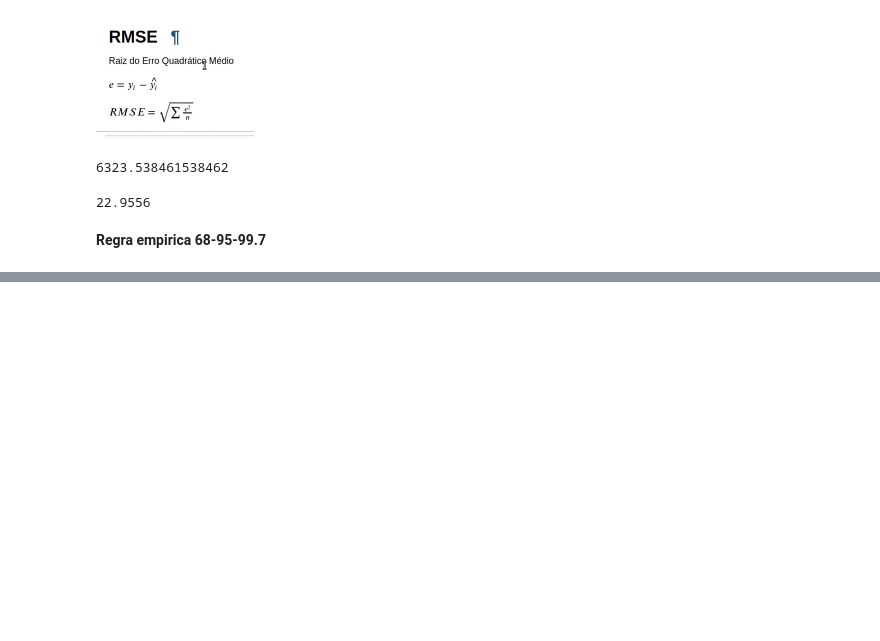
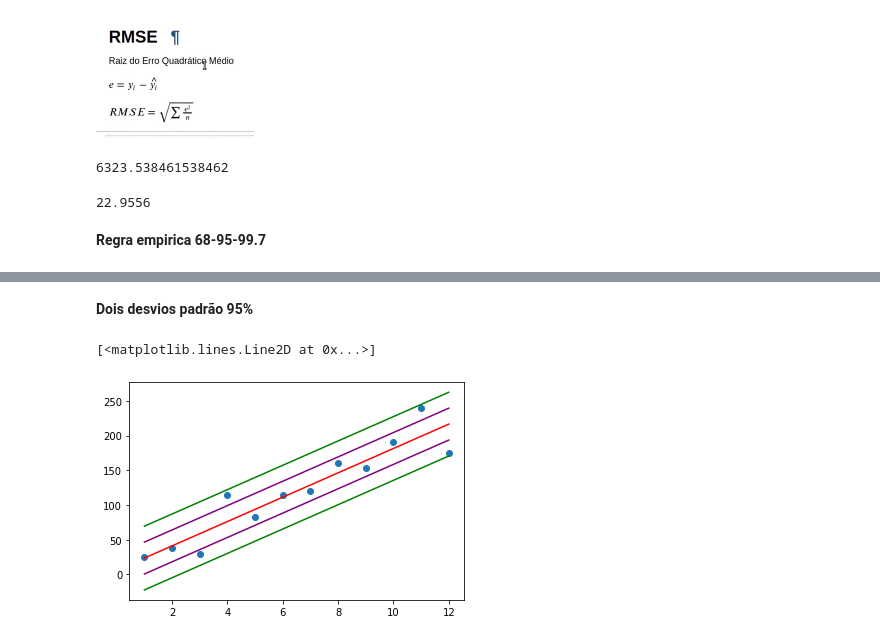
Before and after one commit to LucasRocha2308/Curso-Data-Science-e-Machine-Learning-com-Estatistica-e-Python, a Jupyter notebook: Estatistica_regressao_linear.ipynb, the cells around one changed output, grey strips where cells are left out. Drawn from its saved outputs; the diff is of its cells as text; code cells hidden in the pictures; blank space fills up the shorter version.

```diff
--- a/Estatistica_regressao_linear.ipynb
+++ b/Estatistica_regressao_linear.ipynb
@@ -288,0 +308,12 @@ rmse.round(4) #quanto menor este valor melhor é como se fosse o desvio padrão
+# %% [markdown]
+**Dois desvios padrão 95%**
+# %%
+plt.scatter(x,y)
+plt.plot(x,listapred1ao12,color='red')
+plt.plot(x,um_acima,color='purple')
+plt.plot(x,um_abaixo,color='purple')
+plt.plot(x,dois_acima,color='green')
+plt.plot(x,dois_abaixo,color='green')
+# %% [output]
+[<matplotlib.lines.Line2D at 0x...>]
+[figure, added]
```
Also changed, not shown: parts of 59 cells of this notebook.
